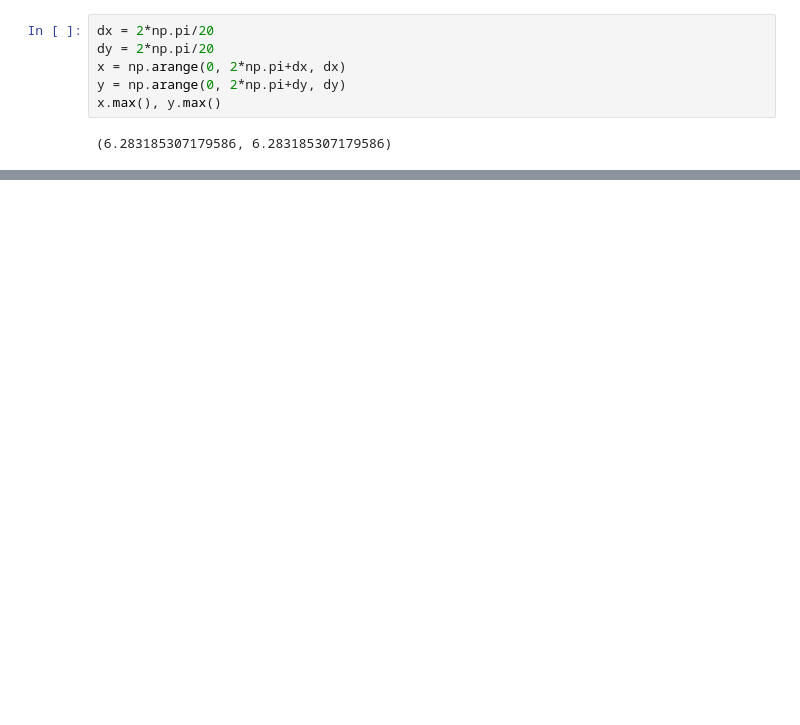
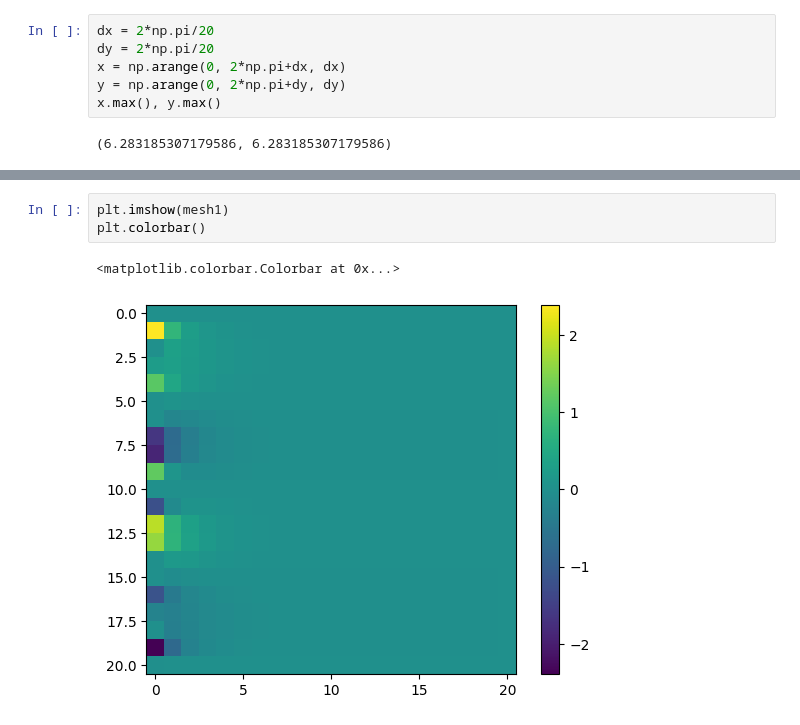
Before and after one commit to PepperXZC/Numerical-PDE, a Jupyter notebook: HW3.ipynb, the cells around one changed output, grey strips where cells are left out. Saved outputs shown, nothing was run; the diff lists cells and outputs as text; blank space fills up the shorter version.

```diff
--- a/HW3.ipynb
+++ b/HW3.ipynb
@@ -71,0 +88,6 @@ plt.show()
+# %%
+plt.imshow(mesh1)
+plt.colorbar()
+# %% [output]
+<matplotlib.colorbar.Colorbar at 0x...>
+[figure, added]
```
Also changed, not shown: parts of 5 cells of this notebook, 1 other file.
